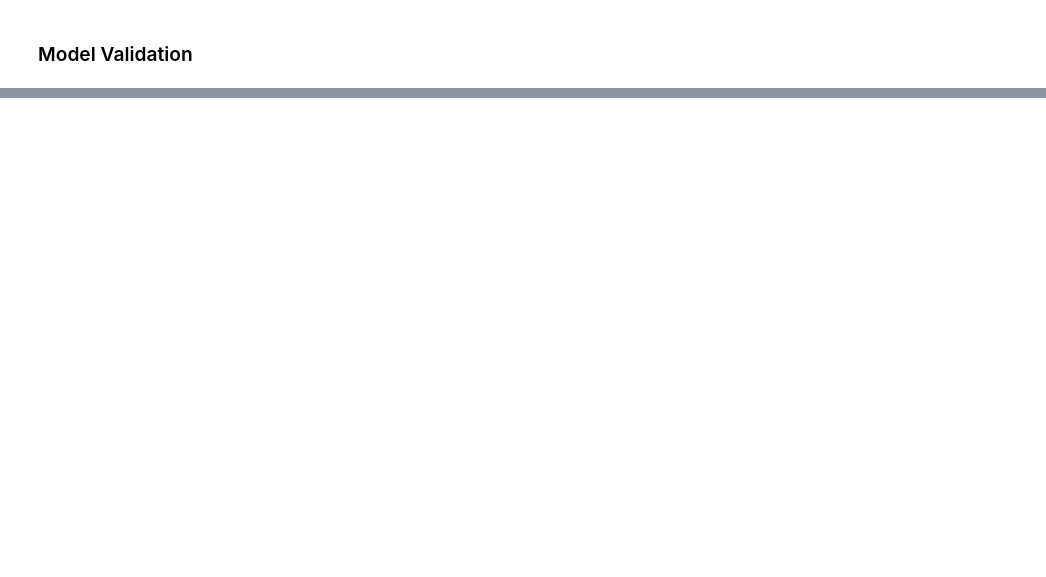
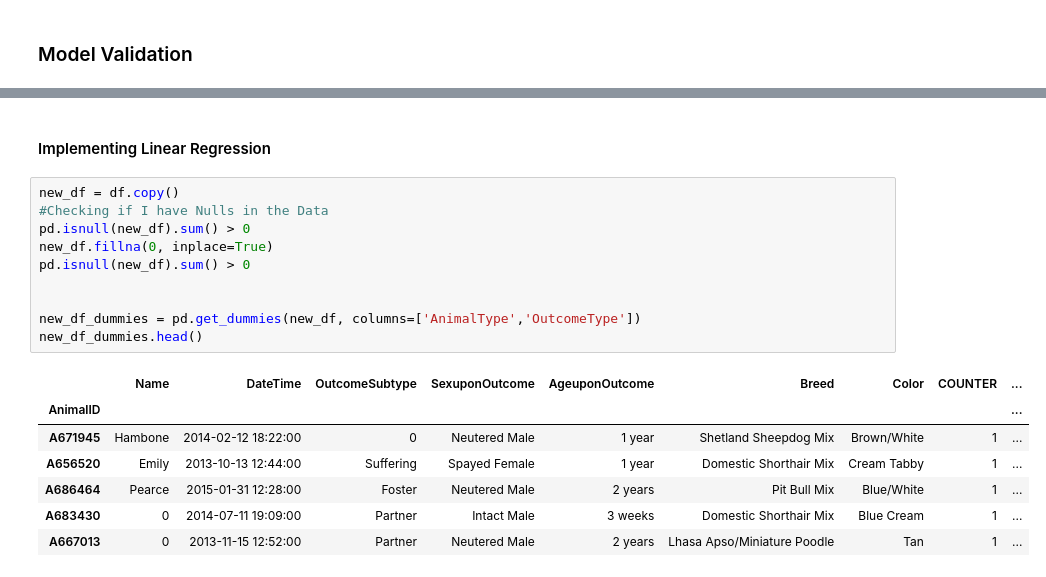
Before and after one commit to Jaket2030/Animals, a Jupyter notebook: shelter_animals_outcome .ipynb, the cells around one changed output, grey strips where cells are left out. Saved outputs shown, nothing was run; the diff lists cells and outputs as text; blank space fills up the shorter version.

```diff
--- a/shelter_animals_outcome .ipynb
+++ b/shelter_animals_outcome .ipynb
@@ -488,0 +452,20 @@ Return_to_owner       0.42      0.07      0.12      1401
+# %% [markdown]
+#### Implementing Linear Regression
+# %%
+new_df = df.copy()
+#Checking if I have Nulls in the Data
+pd.isnull(new_df).sum() > 0
+new_df.fillna(0, inplace=True)
+pd.isnull(new_df).sum() > 0
+
+
+new_df_dummies = pd.get_dummies(new_df, columns=['AnimalType','OutcomeType'])
+new_df_dummies.head()
+# %% [output]
+|  | Name | DateTime | OutcomeSubtype | SexuponOutcome | AgeuponOutcome | Breed | Color | COUNTER | ... |
+| AnimalID |  |  |  |  |  |  |  |  | ... |
+| A671945 | Hambone | 2014-02-12 18:22:00 | 0 | Neutered Male | 1 year | Shetland Sheepdog Mix | Brown/White | 1 | ... |
+| A656520 | Emily | 2013-10-13 12:44:00 | Suffering | Spayed Female | 1 year | Domestic Shorthair Mix | Cream Tabby | 1 | ... |
+| A686464 | Pearce | 2015-01-31 12:28:00 | Foster | Neutered Male | 2 years | Pit Bull Mix | Blue/White | 1 | ... |
+| A683430 | 0 | 2014-07-11 19:09:00 | Partner | Intact Male | 3 weeks | Domestic Shorthair Mix | Blue Cream | 1 | ... |
+| A667013 | 0 | 2013-11-15 12:52:00 | Partner | Neutered Male | 2 years | Lhasa Apso/Miniature Poodle | Tan | 1 | ... |
```
Also changed, not shown: parts of 13 cells of this notebook.
